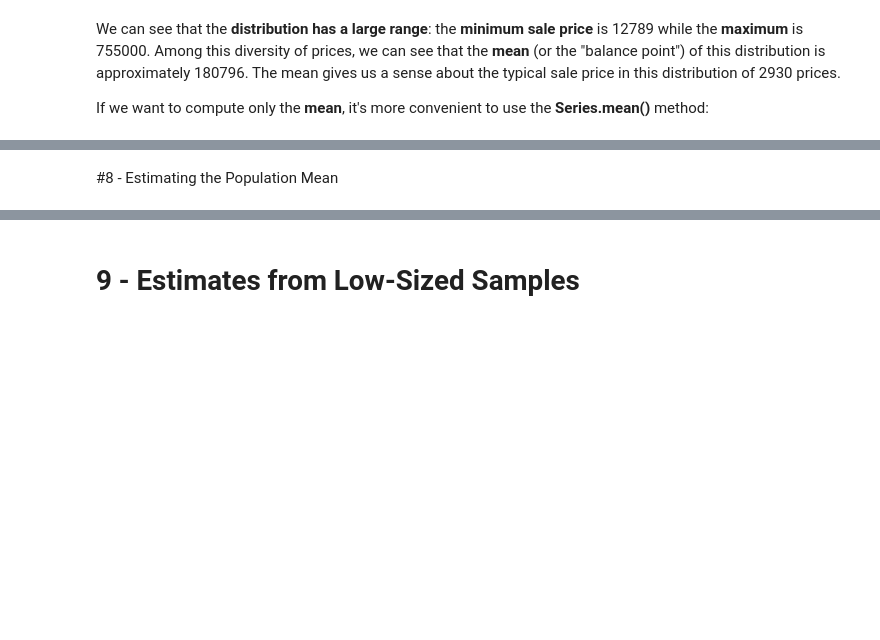
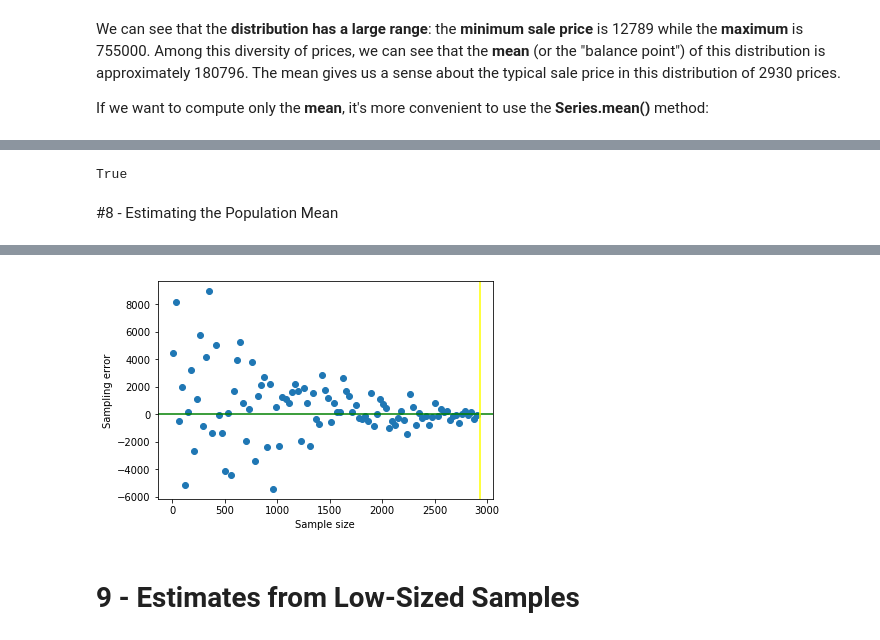
Before and after one commit to jancyaragao/-Probability_AverageStudy, a Jupyter notebook: Aula#16/Lesson_16_The_mean.ipynb, the cells around one changed output, grey strips where cells are left out. Cells and saved outputs as stored; diff of their text form; code cells hidden in the pictures; blank space fills up the shorter version.

```diff
--- a/Aula#16/Lesson_16_The_mean.ipynb
+++ b/Aula#16/Lesson_16_The_mean.ipynb
@@ -288,6 +333,11 @@ import pandas as pd
 pd.set_option('display.max_columns', 500)
 
 # put your code here
+houses = pd.read_csv('AmesHousing_1.txt', sep = '\t')
+
+one = False
+two = True
+three = False
 # %% [markdown]
 # 7 - Mean House Prices
 # %% [markdown]
@@ -318,6 +380,14 @@ def mean(distribution):
     return sum_distribution / len(distribution)
 
 # put your code here
+function_mean = mean(houses.SalePrice)
+pandas_mean = houses.SalePrice.mean()
+means_are_equal = False
+if(function_mean == pandas_mean):
+  means_are_equal = True
+print(means_are_equal)
+# %% [output]
+True
 # %% [markdown]
 #8 - Estimating the Population Mean
 # %% [markdown]
@@ -375,3 +443,30 @@ In the exercise below, we'll try to visualize on a scatter plot how the sampling
+# %%
+# put your code here
+import matplotlib.pyplot as plt
+
+size_sample = 5
+means = []
+sizes = []
+for i in range(101):
+  sample = houses.SalePrice.sample(size_sample, random_state = i)
+  sizes.append(size_sample)
+  means.append(sample.mean())
+  size_sample += 29
+
+parameter = houses.SalePrice.mean()
+sampling_errors = []
+
+for j in means:
+  sampling_errors.append(parameter - j)
+
+plt.scatter(sizes, sampling_errors)
+plt.axhline(0, color = 'green')
+plt.axvline(2930, color = 'yellow')
+plt.xlabel("Sample size")
+plt.ylabel("Sampling error")
+plt.show()
+# %% [output]
+[figure, added]
 # %% [markdown]
 # 9 -  Estimates from Low-Sized Samples
 # %% [markdown]
```
Also changed, not shown: parts of 13 cells of this notebook.
